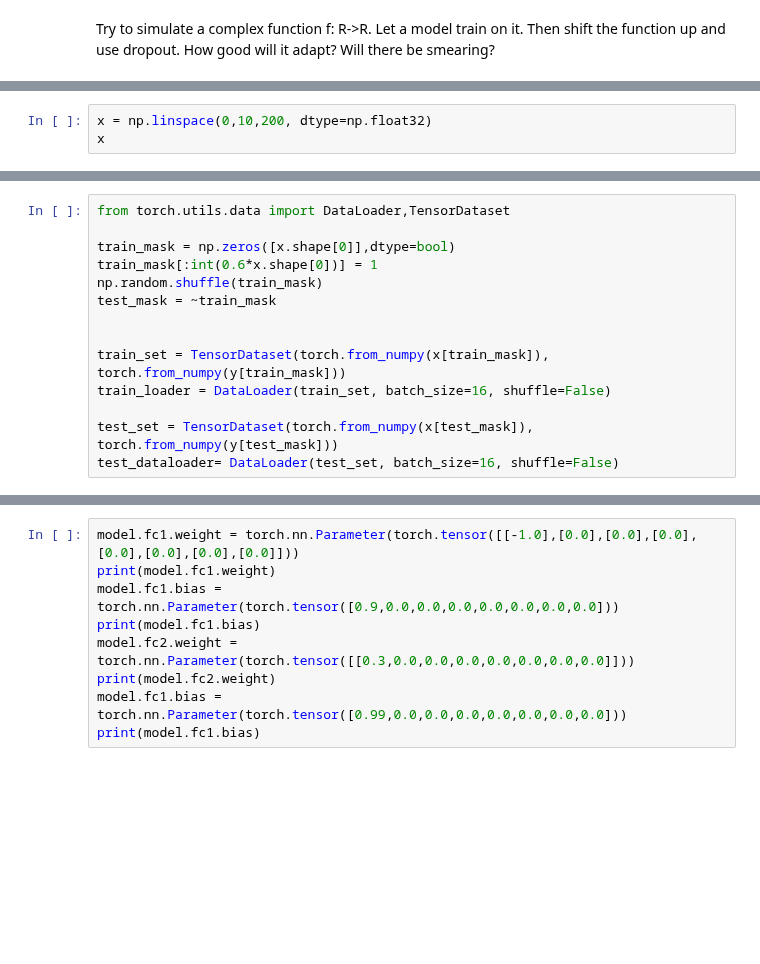
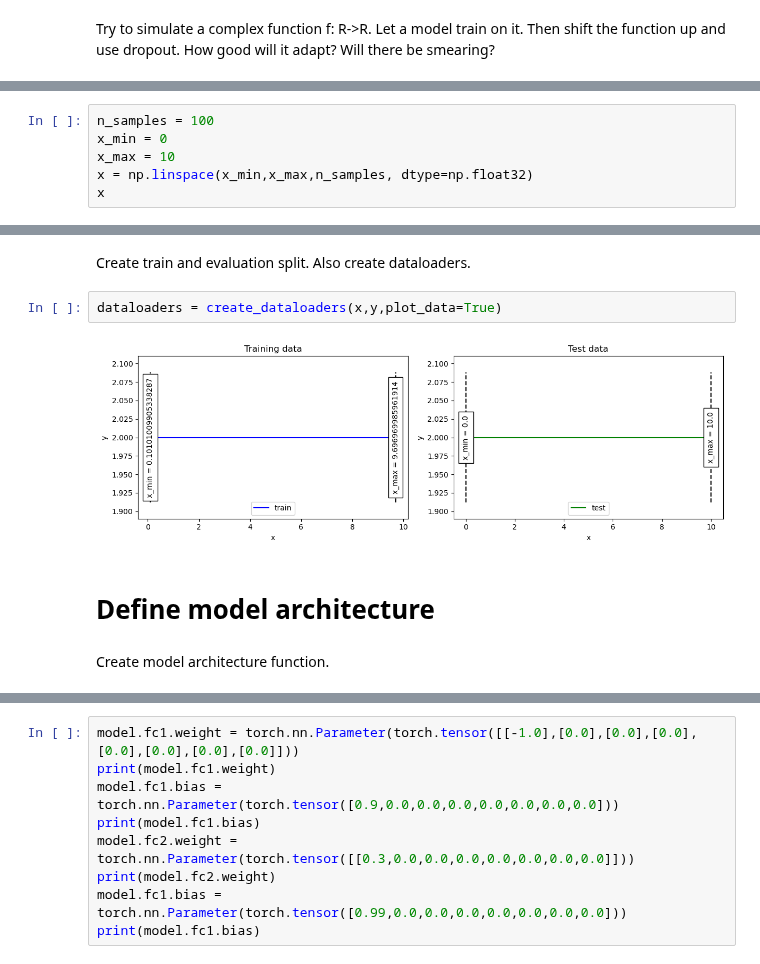
Before and after one commit to Ricu/fantastic-umbrella, a Jupyter notebook: test.ipynb, the cells around one changed output, grey strips where cells are left out. Drawn from its saved outputs; the diff is of its cells as text; blank space fills up the shorter version.

```diff
--- a/test.ipynb
+++ b/test.ipynb
@@ -9,3 +4,0 @@ import matplotlib.pyplot as plt
-# %%
-x = np.linspace(0,10,200, dtype=np.float32)
-x
@@ -63,14 +4,0 @@ class LinearNet(nn.Module):
-# %%
-from torch.utils.data import DataLoader,TensorDataset
-
-train_mask = np.zeros([x.shape[0]],dtype=bool)
-train_mask[:int(0.6*x.shape[0])] = 1
-np.random.shuffle(train_mask)
-test_mask = ~train_mask
-
-
-train_set = TensorDataset(torch.from_numpy(x[train_mask]), torch.from_numpy(y[train_mask]))
-train_loader = DataLoader(train_set, batch_size=16, shuffle=False)
-
-test_set = TensorDataset(torch.from_numpy(x[test_mask]), torch.from_numpy(y[test_mask]))
-test_dataloader= DataLoader(test_set, batch_size=16, shuffle=False)
@@ -220,0 +303,6 @@ TypeError: linear(): argument 'input' (position 1) must be Tensor, not list
+# %%
+n_samples = 100
+x_min = 0
+x_max = 10
+x = np.linspace(x_min,x_max,n_samples, dtype=np.float32)
+x
@@ -220,0 +337,10 @@ TypeError: linear(): argument 'input' (position 1) must be Tensor, not list
+# %% [markdown]
+Create train and evaluation split. Also create dataloaders.
+# %%
+dataloaders = create_dataloaders(x,y,plot_data=True)
+# %% [output]
+[figure, added]
+# %% [markdown]
+# Define model architecture
+# %% [markdown]
+Create model architecture function.
```
Also changed, not shown: parts of 57 cells of this notebook.
